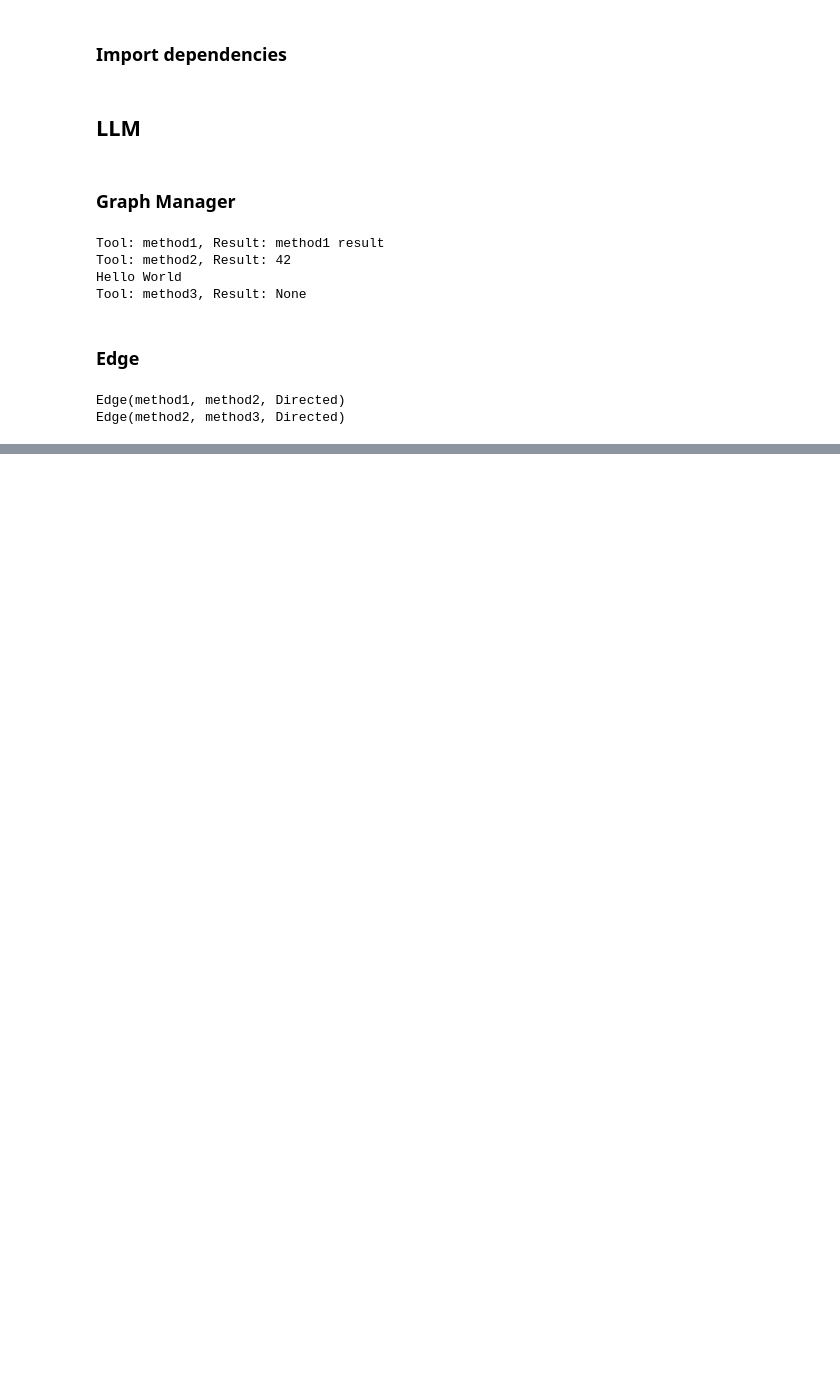
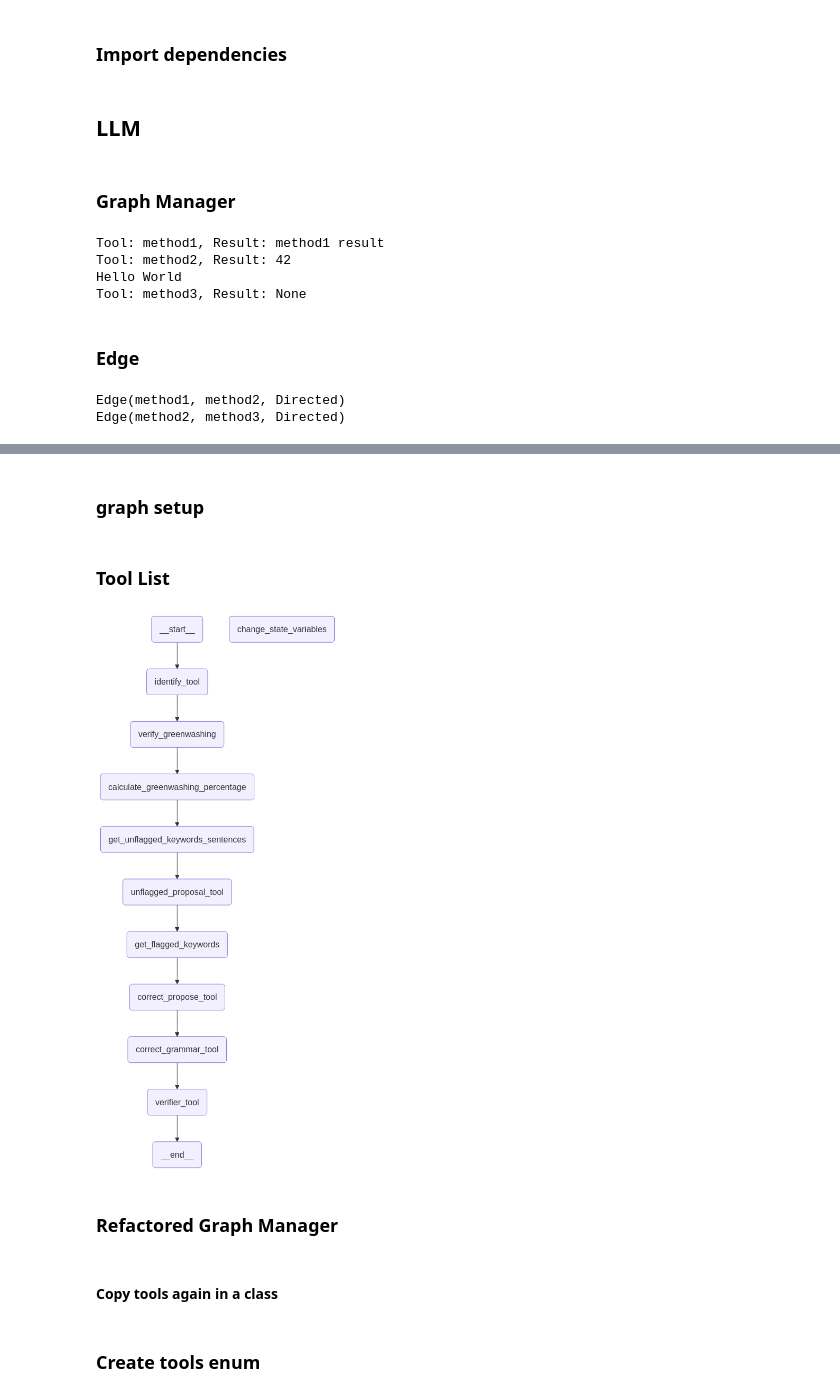
Before and after one commit to praffuln/agentic-ai, a Jupyter notebook: gw_agentic.ipynb, the cells around one changed output, grey strips where cells are left out. Saved outputs shown, nothing was run; the diff lists cells and outputs as text; code cells hidden in the pictures; blank space fills up the shorter version.

```diff
--- a/gw_agentic.ipynb
+++ b/gw_agentic.ipynb
@@ -218,0 +240,4 @@ Edge(method2, method3, Directed)
+# %% [markdown]
+### graph setup
+# %% [markdown]
+### Tool List
@@ -218,0 +346,50 @@ Edge(method2, method3, Directed)
+# %%
+def setup_workflow():
+    workflow = StateGraph(AgentState)
+
+    workflow.add_node("identify_tool", identify_tool)
+    workflow.add_node("verify_greenwashing", verify_greenwashing)
+    workflow.add_node("get_flagged_keywords", get_flagged_keywords)
+    workflow.add_node("get_unflagged_keywords_sentences", get_unflagged_keywords_sentences)
+    workflow.add_node("correct_propose_tool", correct_propose_tool)
+    workflow.add_node("correct_grammar_tool", correct_grammar_tool)
+    workflow.add_node("unflagged_proposal_tool", unflagged_proposal_tool)
+    workflow.add_node("verifier_tool", verifier_tool)
+    workflow.add_node("calculate_greenwashing_percentage", calculate_greenwashing_percentage)
+    workflow.add_node("change_state_variables", change_state_variables)
+
+
+    workflow.add_edge(START, "identify_tool")
+    workflow.add_edge("identify_tool", "verify_greenwashing")
+    workflow.add_edge("verify_greenwashing", "calculate_greenwashing_percentage")
+    workflow.add_edge("calculate_greenwashing_percentage", "get_unflagged_keywords_sentences")
+    workflow.add_edge("get_unflagged_keywords_sentences", "unflagged_proposal_tool")
+    workflow.add_edge("unflagged_proposal_tool", "get_flagged_keywords")
+    workflow.add_edge("get_flagged_keywords", "correct_propose_tool")
+    workflow.add_edge("correct_propose_tool", "correct_grammar_tool")
+    workflow.add_edge("correct_grammar_tool", "verifier_tool")
+
+   #  workflow.add_conditional_edges("verifier_tool",
+   #                                 continue_or_not_func,
+   #                              #    {"continue":"change_state_variables",
+   #                                 {"continue":END,
+   #                                  "end":END}
+   #                                 )
+    # workflow.add_edge("change_state_variables", END)
+    # workflow.add_edge("change_state_variables", "identify_tool")
+    workflow.add_edge("verifier_tool", END)
+
+    graph = workflow.compile()
+    return graph
+# %%
+graph = setup_workflow()
+
+# print the workflow
+from IPython.display import Image, display # type: ignore
+display(Image(graph.get_graph(xray=True).draw_mermaid_png()))
+# %% [output]
+[figure, added]
+# %% [markdown]
+### Refactored Graph Manager
+# %% [markdown]
+#### Copy tools again in a class
@@ -218,0 +513,2 @@ Edge(method2, method3, Directed)
+# %% [markdown]
+### Create tools enum
```
Also changed, not shown: parts of 12 cells of this notebook.
